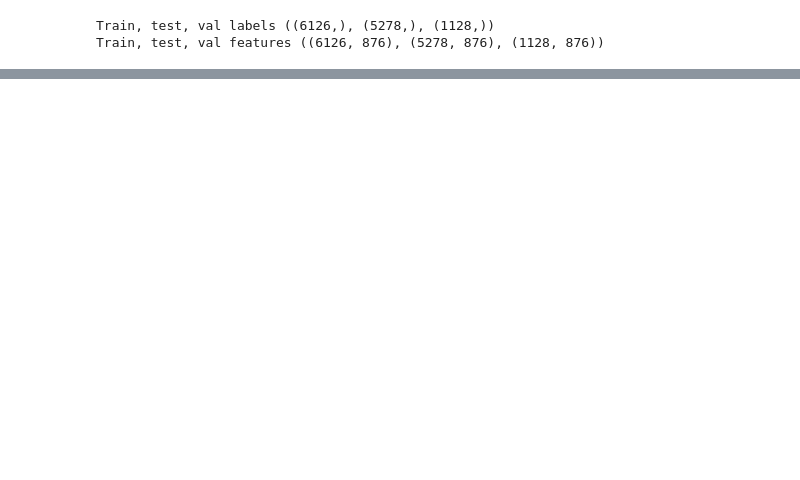
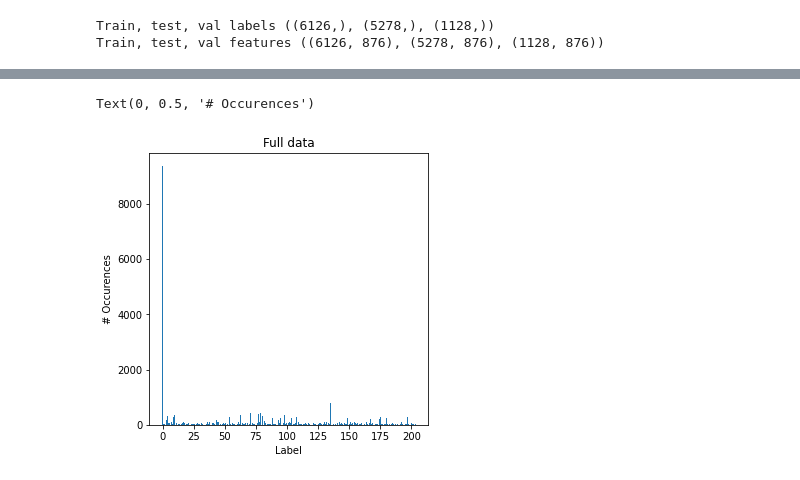
Before and after one commit to maestapereira/2021f_genomics_project, a Jupyter notebook: main.ipynb, the cells around one changed output, grey strips where cells are left out. Cells and saved outputs as stored; diff of their text form; code cells hidden in the pictures; blank space fills up the shorter version.

```diff
--- a/main.ipynb
+++ b/main.ipynb
@@ -45,0 +266,10 @@ Train, test, val features ((6126, 876), (5278, 876), (1128, 876))
+# %%
+fig, ax1 = plt.subplots(figsize=(5, 5), sharex=True)
+ax1.bar(x=np.linspace(0, len(np.unique(ordinal_labels_full, return_counts=True)[1])-1, len(np.unique(ordinal_labels_full, return_counts=True)[1])),
+        height=np.unique(ordinal_labels_full, return_counts=True)[1])
+ax1.set_title('Full data')
+ax1.set_xlabel('Label')
+ax1.set_ylabel('# Occurences')
+# %% [output]
+Text(0, 0.5, '# Occurences')
+[figure, added]
```
Also changed, not shown: parts of 109 cells of this notebook, 13 other files.
